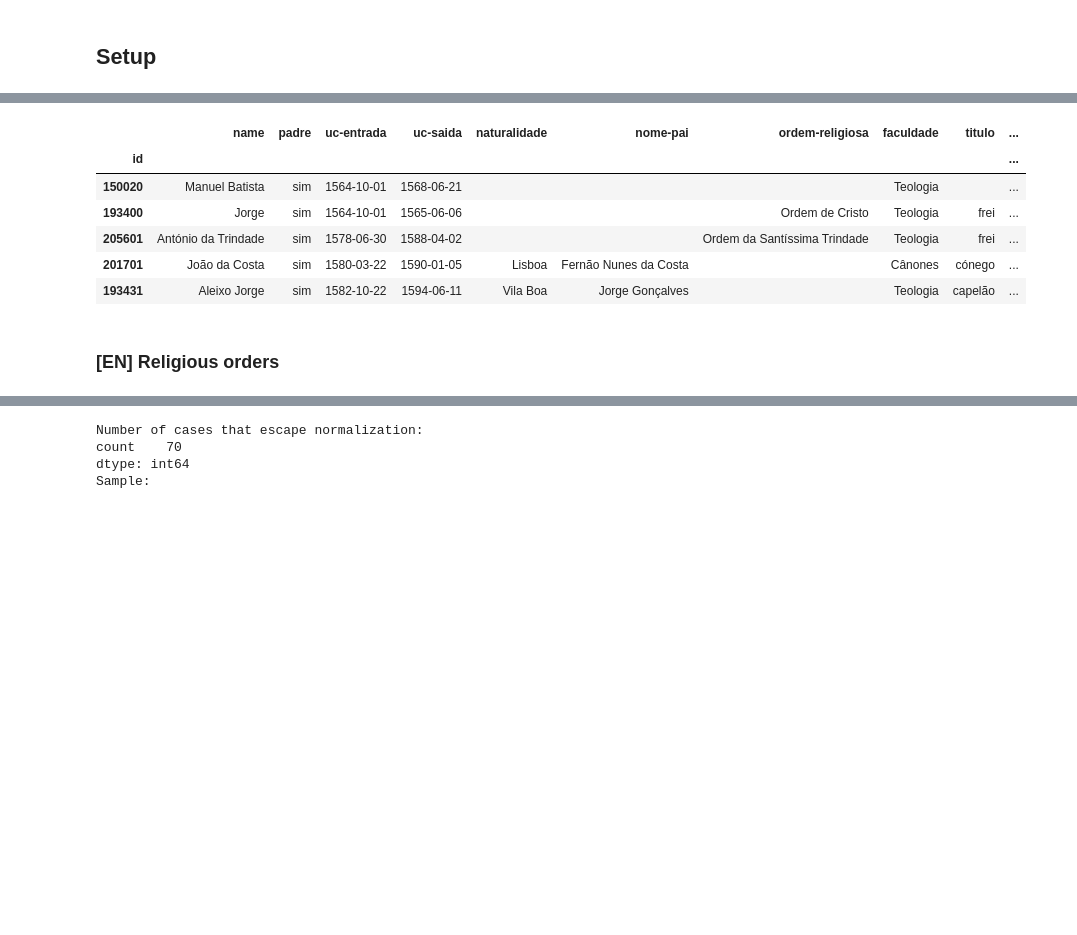
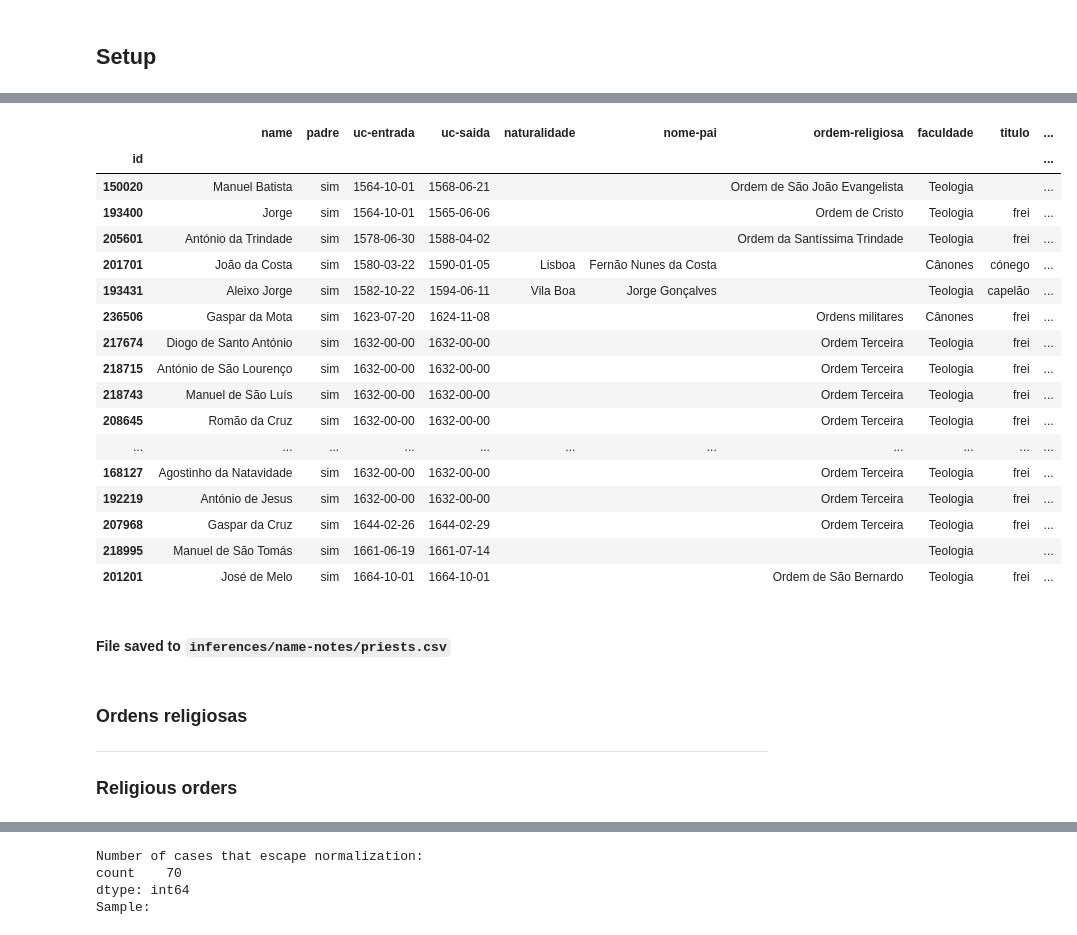
Before and after one commit to joaquimrcarvalho/fauc1537-1919, a Jupyter notebook: notebooks/021-students_attributes.ipynb, the cells around one changed output, grey strips where cells are left out. Drawn from its saved outputs; the diff is of its cells as text; code cells hidden in the pictures; blank space fills up the shorter version.

```diff
--- a/notebooks/021-students_attributes.ipynb
+++ b/notebooks/021-students_attributes.ipynb
@@ -157,24 +207,41 @@ memory usage: 648.4+ KB
 # %%
 priests_with_naturalidade = priests['naturalidade'].notnull()
 priests_with_faculdade = priests['faculdade'].notnull()
 priests_with_order = priests['ordem-religiosa'].notnull()
 priests_with_father = priests['nome-pai'].notnull()
 priests_with_title = priests['titulo'].notnull()
 priests_with_colegio = priests['colegio'].notnull()
 priests_full_info = priests_with_faculdade & priests_with_order & priests_with_colegio
-priests[priests_with_title&priests_with_father | priests_with_colegio].sort_values('uc-entrada').head().fillna("")
+priests[priests_with_title&priests_with_father | priests_with_colegio].sort_values('uc-entrada').head(20).fillna("")
 # %% [output]
 |  | name | padre | uc-entrada | uc-saida | naturalidade | nome-pai | ordem-religiosa | faculdade | titulo | ... |
 | id |  |  |  |  |  |  |  |  |  | ... |
-| 150020 | Manuel Batista | sim | 1564-10-01 | 1568-06-21 |  |  |  | Teologia |  | ... |
+| 150020 | Manuel Batista | sim | 1564-10-01 | 1568-06-21 |  |  | Ordem de São João Evangelista | Teologia |  | ... |
 | 193400 | Jorge | sim | 1564-10-01 | 1565-06-06 |  |  | Ordem de Cristo | Teologia | frei | ... |
 | 205601 | António da Trindade | sim | 1578-06-30 | 1588-04-02 |  |  | Ordem da Santíssima Trindade | Teologia | frei | ... |
 | 201701 | João da Costa | sim | 1580-03-22 | 1590-01-05 | Lisboa | Fernão Nunes da Costa |  | Cânones | cónego | ... |
 | 193431 | Aleixo Jorge | sim | 1582-10-22 | 1594-06-11 | Vila Boa | Jorge Gonçalves |  | Teologia | capelão | ... |
+| 236506 | Gaspar da Mota | sim | 1623-07-20 | 1624-11-08 |  |  | Ordens militares | Cânones | frei | ... |
+| 217674 | Diogo de Santo António | sim | 1632-00-00 | 1632-00-00 |  |  | Ordem Terceira | Teologia | frei | ... |
+| 218715 | António de São Lourenço | sim | 1632-00-00 | 1632-00-00 |  |  | Ordem Terceira | Teologia | frei | ... |
+| 218743 | Manuel de São Luís | sim | 1632-00-00 | 1632-00-00 |  |  | Ordem Terceira | Teologia | frei | ... |
+| 208645 | Romão da Cruz | sim | 1632-00-00 | 1632-00-00 |  |  | Ordem Terceira | Teologia | frei | ... |
+| ... | ... | ... | ... | ... | ... | ... | ... | ... | ... | ... |
+| 168127 | Agostinho da Natavidade | sim | 1632-00-00 | 1632-00-00 |  |  | Ordem Terceira | Teologia | frei | ... |
+| 192219 | António de Jesus | sim | 1632-00-00 | 1632-00-00 |  |  | Ordem Terceira | Teologia | frei | ... |
+| 207968 | Gaspar da Cruz | sim | 1644-02-26 | 1644-02-29 |  |  | Ordem Terceira | Teologia | frei | ... |
+| 218995 | Manuel de São Tomás | sim | 1661-06-19 | 1661-07-14 |  |  |  | Teologia |  | ... |
+| 201201 | José de Melo | sim | 1664-10-01 | 1664-10-01 |  |  | Ordem de São Bernardo | Teologia | frei | ... |
 # %%
 priests.sort_values(['name','uc-entrada']).to_csv('../inferences/name-notes/priests.csv',sep=',')
+# %% [markdown]
+#### File saved to `inferences/name-notes/priests.csv`
 # %% [markdown]
-### **[EN]** Religious orders
+### Ordens religiosas
+
+---
+
+### Religious orders
 # %%
 rel_orders = attribute_to_df(
                     the_type='ordem-religiosa',
```
Also changed, not shown: parts of 39 cells of this notebook, 5 other files.
